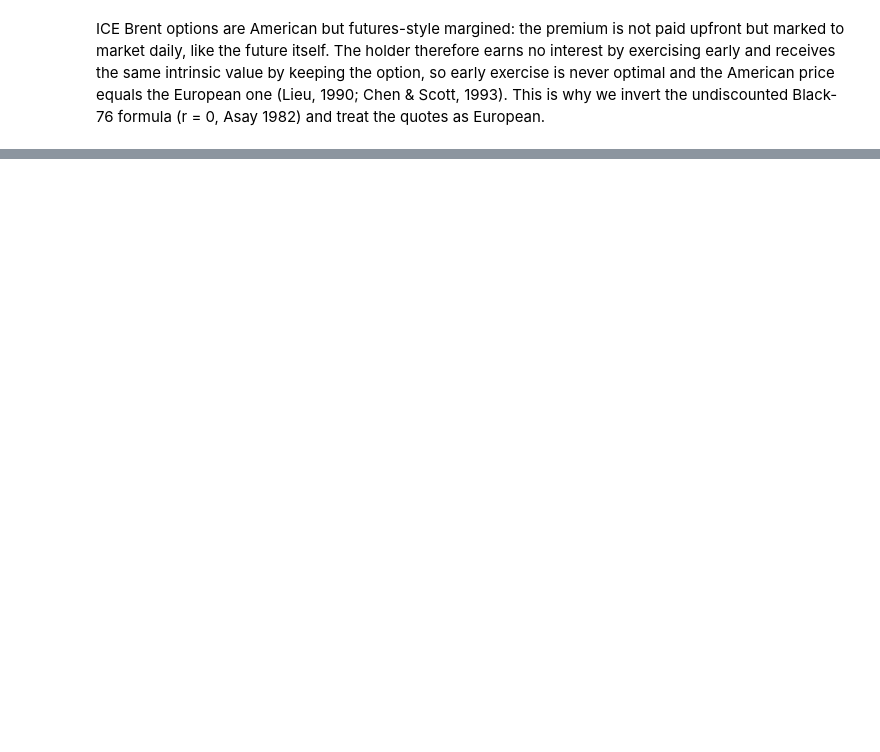
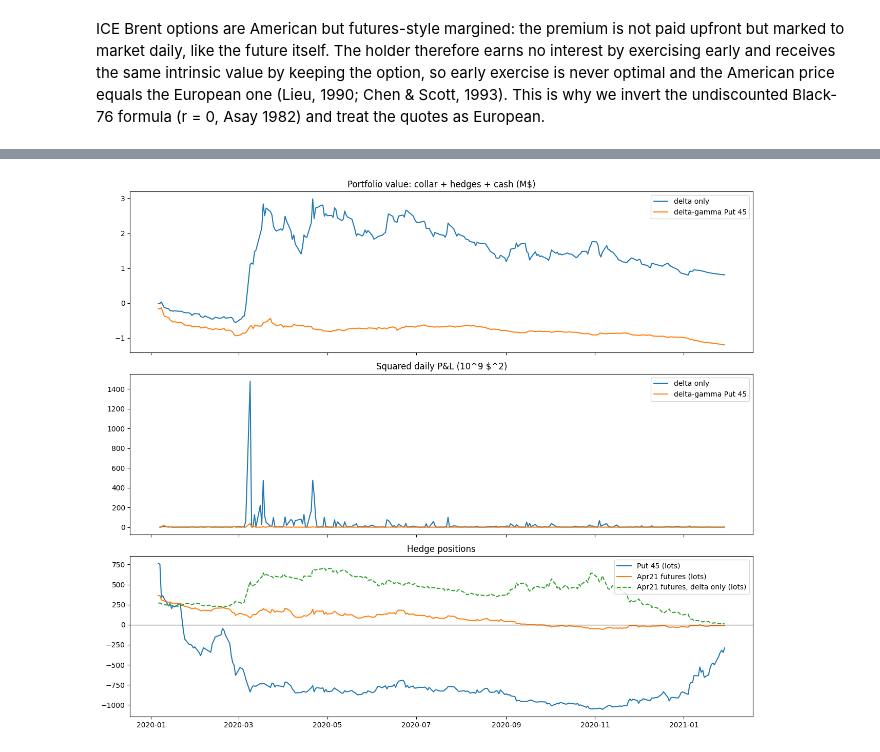
Before and after one commit to ludvigvl/HedgingCompetition, a Jupyter notebook: hedgingLablydia.ipynb, the cells around one changed output, grey strips where cells are left out. Drawn from its saved outputs; the diff is of its cells as text; code cells hidden in the pictures; blank space fills up the shorter version.

```diff
--- a/hedgingLablydia.ipynb
+++ b/hedgingLablydia.ipynb
@@ -362,0 +503,28 @@ plt.show()
+# %%
+# =============================================================================
+# PART 13: BACKTEST OF THE DELTA-GAMMA HEDGE WITH ONE FIXED OPTION (APR21 PUT 45)
+# =============================================================================
+
+# Spreads used on days without bid/ask: median observed spread on the days where it exists
+apr21 = df[df['underlying_ticker'] == tickers[0]]
+put45 = apr21[(apr21['option_type'] == 'Put') & (apr21['strike'] == 45)].dropna(subset=['option_bid', 'option_ask'])
+half_spread_opt = ((put45['option_ask'] - put45['option_bid']) / 2).median()
+fut_quotes = apr21.drop_duplicates('date').dropna(subset=['underlying_bid', 'underlying_ask'])
+half_spread_fut = ((fut_quotes['underlying_ask'] - fut_quotes['underlying_bid']) / 2).median()
+print(f"Half spreads used without quotes: Put 45 {half_spread_opt:.3f} $ | Apr21 futures {half_spread_fut:.3f} $")
+
+hedge_option = ('Put', 45.0)
+bt_gamma = backtest_delta_gamma(greeks, df, smiles_by_day, futures_prices, tickers[0], hedge_option,
+                                use_gamma=True, half_spread_opt=half_spread_opt, half_spread_fut=half_spread_fut)
+bt_delta = backtest_delta_gamma(greeks, df, smiles_by_day, futures_prices, tickers[0], hedge_option,
+                                use_gamma=False, half_spread_opt=half_spread_opt, half_spread_fut=half_spread_fut)
+
+summary = pd.DataFrame({
+    name: {'mean P&L^2 ($^2)': (bt['pnl'].iloc[1:]**2).mean(),
+           'RMS daily P&L ($)': np.sqrt((bt['pnl'].iloc[1:]**2).mean()),
+           'worst day ($)': bt['pnl'].min(),
+           'best day ($)': bt['pnl'].max(),
+           'total costs ($)': bt['cost'].sum(),
+           'final portfolio ($)': bt['portfolio'].iloc[-1]}
+    for name, bt in [('delta only', bt_delta), ('delta-gamma Put 45', bt_gamma)]})
+display(summary.round(0))
@@ -362,0 +540,19 @@ plt.show()
+# %%
+fig, ax = plt.subplots(3, 1, figsize=(13, 11), sharex=True)
+
+for name, bt in [('delta only', bt_delta), ('delta-gamma Put 45', bt_gamma)]:
+    ax[0].plot(bt['portfolio'] / 1e6, label=name)
+    ax[1].plot(bt['pnl'].iloc[1:]**2 / 1e9, label=name)
+ax[0].set_title('Portfolio value: collar + hedges + cash (M$)'); ax[0].legend()
+ax[1].set_title('Squared daily P&L (10^9 $^2)'); ax[1].legend()
+
+ax[2].plot(bt_gamma['n_options'] / 1000, label='Put 45 (lots)')
+ax[2].plot(bt_gamma['q_futures'] / 1000, label='Apr21 futures (lots)')
+ax[2].plot(bt_delta['q_futures'] / 1000, ls='--', label='Apr21 futures, delta only (lots)')
+ax[2].axhline(0, color='k', lw=0.8)
+ax[2].set_title('Hedge positions'); ax[2].legend()
+
+plt.tight_layout()
+plt.show()
+# %% [output]
+[figure, added]
```
Also changed, not shown: parts of 16 cells of this notebook, 2 other files.
